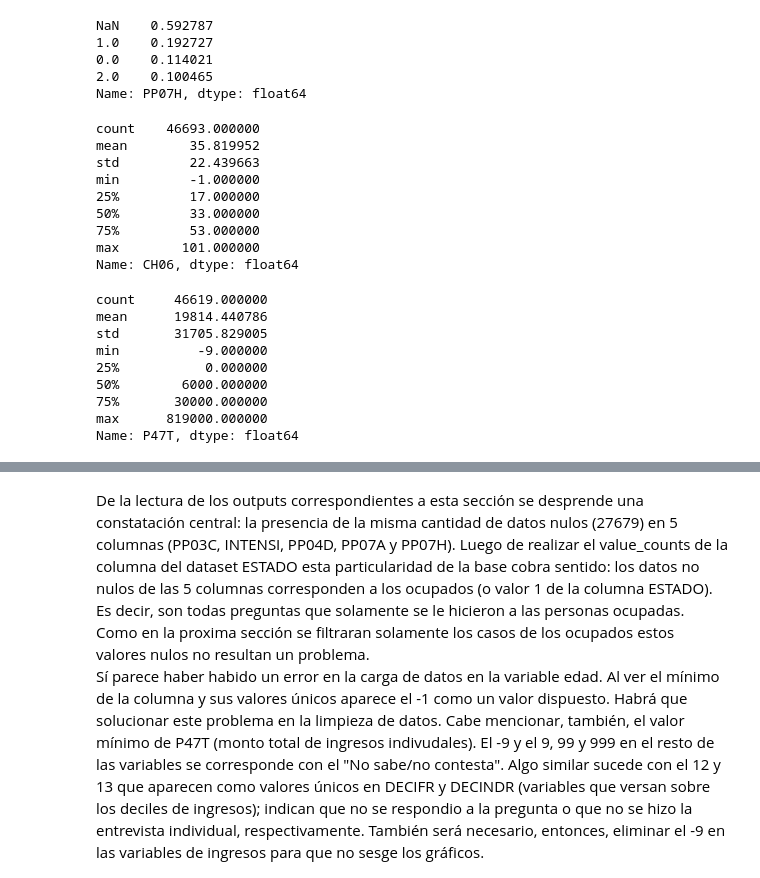
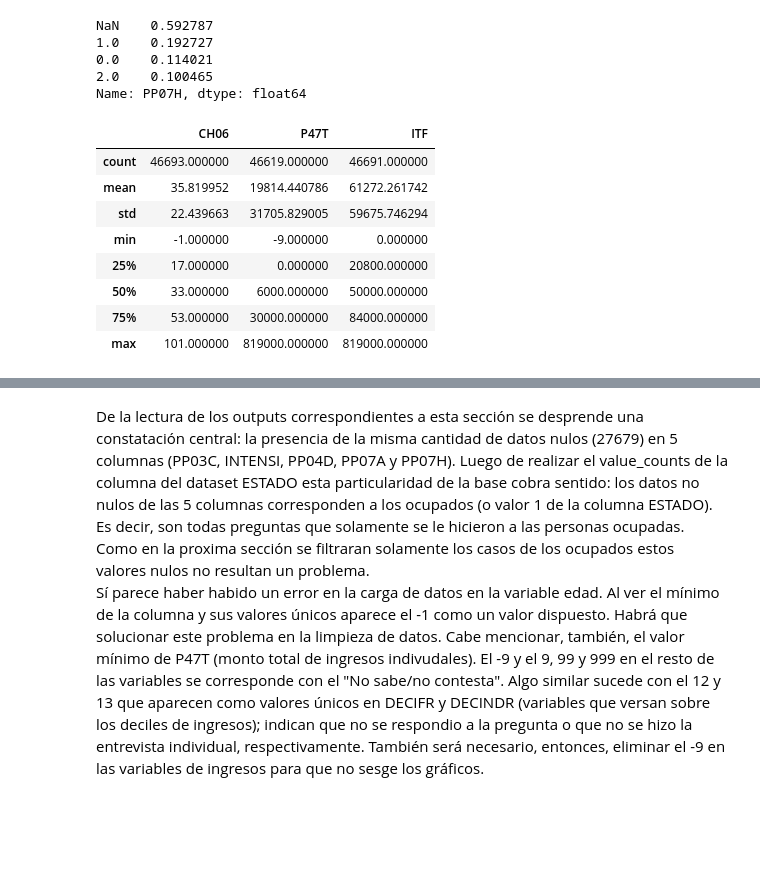
Before and after one commit to VioleCP/EPH-subocupacion, a Jupyter notebook: Subocupación Argentina.ipynb, the cells around one changed output, grey strips where cells are left out. Cells and saved outputs as stored; diff of their text form; code cells hidden in the pictures; blank space fills up the shorter version.

```diff
--- a/Subocupación Argentina.ipynb
+++ b/Subocupación Argentina.ipynb
@@ -291,29 +285,15 @@ NaN    0.592787
 2.0    0.100465
 Name: PP07H, dtype: float64
 # %%
-#Resúmenes estadísticos de variables de razón
-#CH06 = AÑOS
-eph.CH06.describe()
+#Resúmenes estadísticos de variables de razón (CH06= años, P47T= monto del ingreso total, ITF= monto del ingreso familiar)
+eph.describe()[["CH06", "P47T", "ITF"]]
 # %% [output]
-count    46693.000000
-mean        35.819952
-std         22.439663
-min         -1.000000
-25%         17.000000
-50%         33.000000
-75%         53.000000
-max        101.000000
-Name: CH06, dtype: float64
+|  | CH06 | P47T | ITF |
+| count | 46693.000000 | 46619.000000 | 46691.000000 |
+| mean | 35.819952 | 19814.440786 | 61272.261742 |
+| std | 22.439663 | 31705.829005 | 59675.746294 |
+| min | -1.000000 | -9.000000 | 0.000000 |
+| 25% | 17.000000 | 0.000000 | 20800.000000 |
+| 50% | 33.000000 | 6000.000000 | 50000.000000 |
+| 75% | 53.000000 | 30000.000000 | 84000.000000 |
+| max | 101.000000 | 819000.000000 | 819000.000000 |
-# %%
-#P47T = monto del ingreso total
-eph.P47T.describe()
-# %% [output]
-count     46619.000000
-mean      19814.440786
-std       31705.829005
-min          -9.000000
-25%           0.000000
-50%        6000.000000
-75%       30000.000000
-max      819000.000000
-Name: P47T, dtype: float64
```
Also changed, not shown: parts of 9 cells of this notebook.
